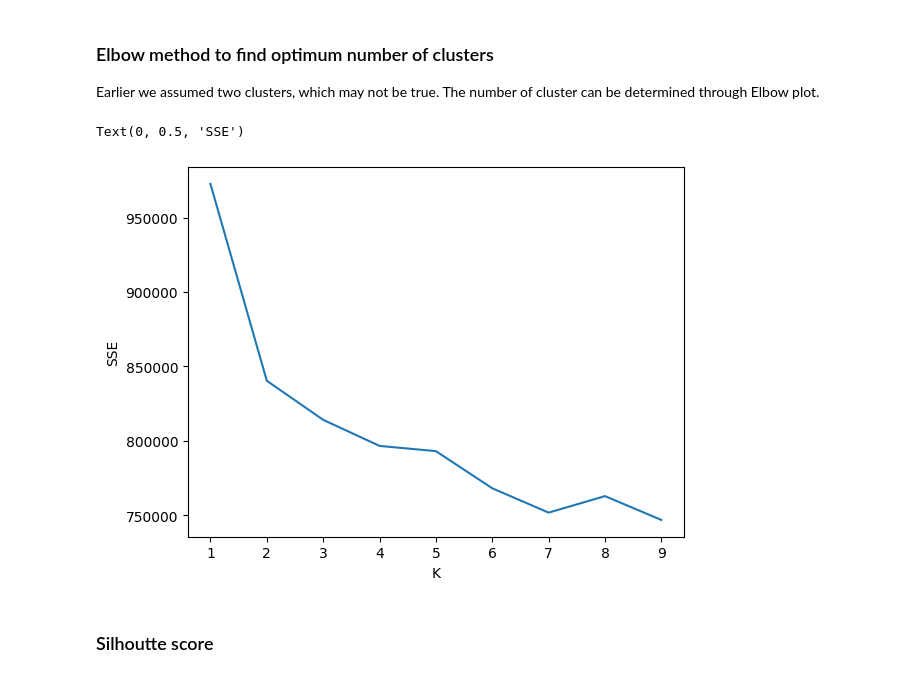
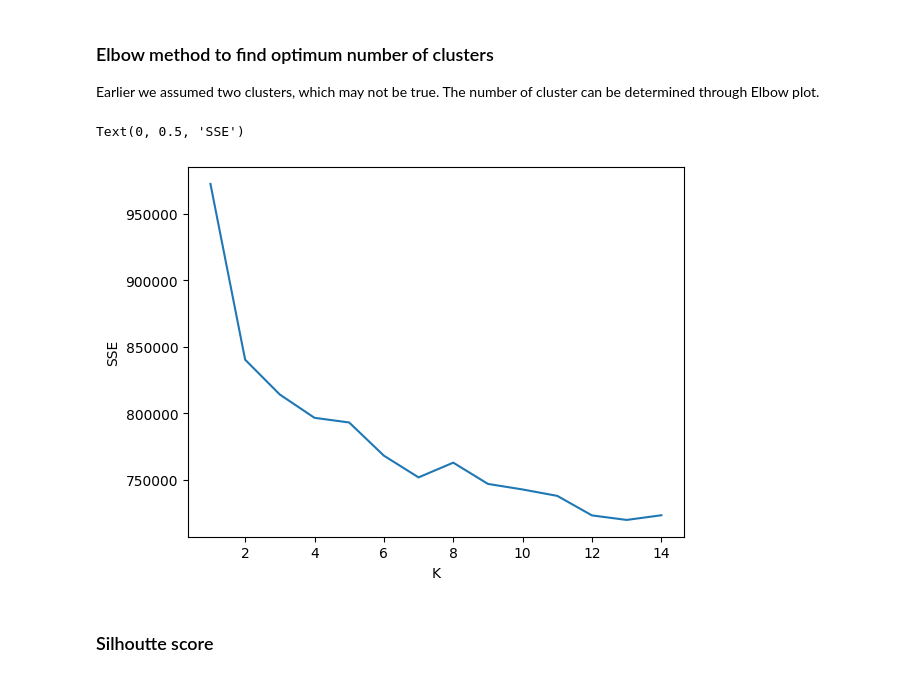
Before and after one commit to hasan-rakibul/AI-cybersec, a Jupyter notebook: lab_11/lab_11.ipynb, the cells around one changed output. Cells and saved outputs as stored; diff of their text form; code cells hidden in the pictures.

Commit message:
elbow plot up to K=14

```diff
--- a/lab_11/lab_11.ipynb
+++ b/lab_11/lab_11.ipynb
@@ -73,7 +73,11 @@ from sklearn.cluster import KMeans
 K = 2
 # %%
 # Create an instance of KMeans
-kmeans = KMeans(n_clusters=K, random_state=0)
+kmeans = KMeans(
+    n_clusters=K,
+    random_state=0,
+    n_init=10 # number of initialisation
+)
 # %%
 # Fit the model to the feature matrix
 # Compute cluster centers and predict cluster index for each sample.
@@ -109,19 +113,19 @@ Earlier we assumed two clusters, which may not be true. The number of cluster ca
 # %%
 import matplotlib.pyplot as plt
 
-K_range = range(1, 10)
+K_range = range(1, 15)
 sse = []
 for K in K_range:
-  kmeans = KMeans(n_clusters=K, random_state=0)
+  kmeans = KMeans(n_clusters=K, random_state=0, n_init=10) # n_init="auto")
   kmeans.fit(features)
   sse.append(kmeans.inertia_)
 
 plt.plot(K_range, sse)
 plt.xlabel("K")
 plt.ylabel("SSE")
 # %% [output]
 Text(0, 0.5, 'SSE')
-[figure, old version]
+[figure, new version]
 # %% [markdown]
 ### Silhoutte score
 # %% [markdown]
```
Also changed, not shown: parts of 1 cell of this notebook.
